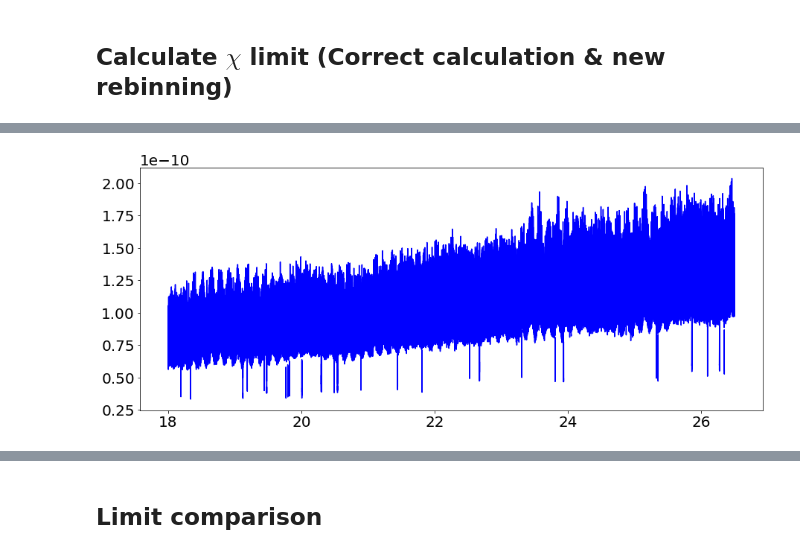
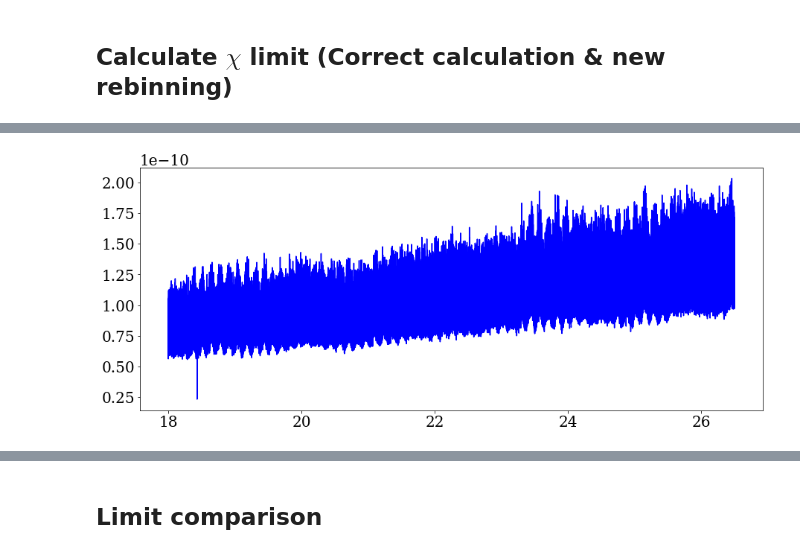
Before and after one commit to sadachi5/dosue-k, a Jupyter notebook: quick_plot.ipynb, the cells around one changed output, grey strips where cells are left out. Saved outputs shown, nothing was run; the diff lists cells and outputs as text; code cells hidden in the pictures.

```diff
--- a/quick_plot.ipynb
+++ b/quick_plot.ipynb
@@ -219,7 +219,6 @@ freq = 26.0 GHz
 # %% [markdown]
 ## Calculate $\chi$ limit (Correct calculation & new rebinning)
 # %%
-
 '''
 # Old fit
 out_path = "/data/ms2840a/result_data/chi_limit_final3.csv"
@@ -239,12 +238,15 @@ indir       = "./output/result_data/fit_result_newrebin/"
 out_path = "/data/ms2840a/result_data/chi_limit_final4_newrebin.csv"
 indir_check = "./output/result_data_newrebin/fit_result/"
 indir       = "./output/result_data_newrebin/fit_result/"
-'''
+#'''
 
 # New fit with new rebinning method (rebinmethod=1)
+#'''
 out_path = "/data/ms2840a/result_data/chi_limit_final4_newrebin1.csv"
-indir_check = "./output/result_data_newrebin1/fit_result/"
-indir       = "./output/result_data_newrebin1/fit_result/"
+#indir_check = "./output/result_data_newrebin1/fit_result3/"
+indir_check = "./output/result_data_newrebin1/fit_result3/after_add"
+indir       = "./output/result_data_newrebin1/fit_result3/"
+#'''
 
 freqGHz_min = 18. # GHz
 freqGHz_max = 26.5 # GHz
@@ -317,4 +319,4 @@ freq = 26.0 GHz
-[figure, old version]
+[figure, new version]
 # %%
 data = func.csv_to_array(out_path)
 print(data)
```
Also changed, not shown: parts of 28 cells of this notebook, 12 other files.
